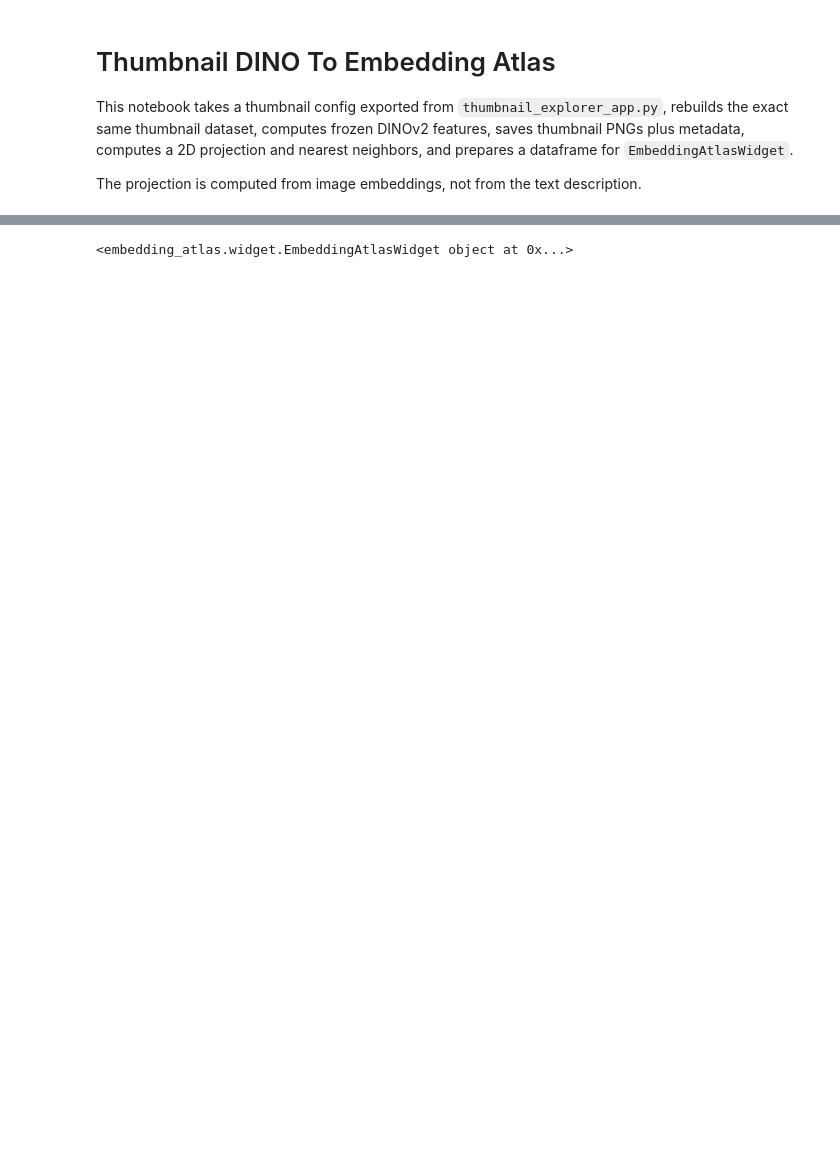
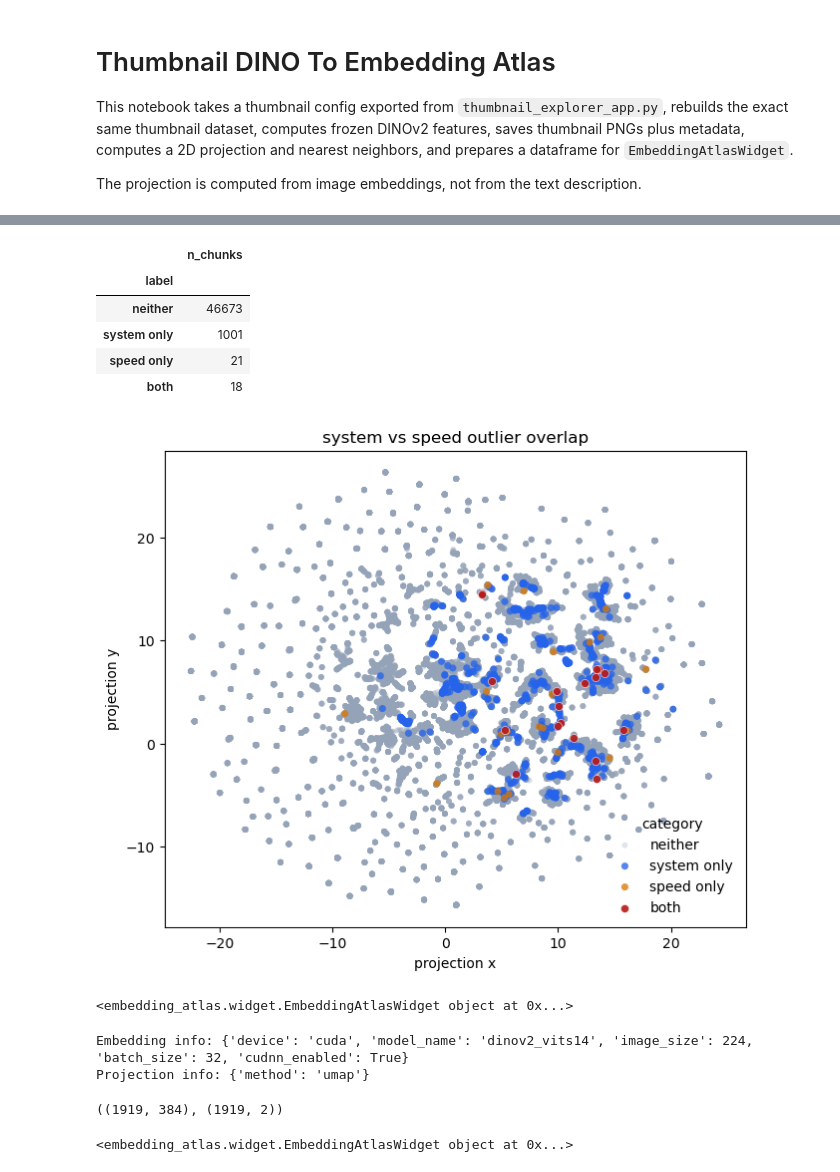
Before and after one commit to justinkay/movebench, a Jupyter notebook: notebooks/thumbnail_dino_atlas.ipynb, the cells around one changed output, grey strips where cells are left out. Cells and saved outputs as stored; diff of their text form; code cells hidden in the pictures; blank space fills up the shorter version.

```diff
--- a/notebooks/thumbnail_dino_atlas.ipynb
+++ b/notebooks/thumbnail_dino_atlas.ipynb
@@ -139,3 +355,26 @@ atlas_df[['thumbnail_id', 'individual_id', 'split', 'overlap_state', 'projection
+# %%
+atlas_df = atlas_df.copy()
+atlas_df['system_speed_category'] = system_speed_category(atlas_df)
+combined_counts = (
+    atlas_df['system_speed_category']
+    .value_counts()
+    .reindex(['neither', 'system only', 'speed only', 'both'], fill_value=0)
+    .rename_axis('label')
+    .to_frame('n_chunks')
+)
+display(combined_counts)
+
+fig, ax = plt.subplots(figsize=(6.5, 5.5), constrained_layout=True)
+plot_system_speed_comparison(atlas_df, ax=ax)
+plt.show()
+# %% [output]
+|  | n_chunks |
+| label |  |
+| neither | 46673 |
+| system only | 1001 |
+| speed only | 21 |
+| both | 18 |
+[figure, added]
 # %%
 from embedding_atlas.widget import EmbeddingAtlasWidget
 
@@ -151,0 +393,27 @@ widget
+# %%
+## Fake embeddings to sanity check the pipeline:
+fake_embeddings, fake_embedding_info = compute_thumbnail_embeddings(fake_build,#build.images,
+                                                          embedding_config=EMBEDDING_CONFIG)
+fake_projection, fake_projection_info, fake_projection_warnings = project_embeddings(
+    fake_embeddings,
+    projection_config=PROJECTION_CONFIG,
+    cache_root=run_dir / '.cache',
+)
+fake_neighbor_idx, fake_neighbor_dist = compute_neighbors(fake_embeddings)
+fake_neighbors = serialize_neighbors(
+    fake_neighbor_idx,
+    fake_metadata['thumbnail_id'].astype(str).tolist(),
+    neighbor_distances=fake_neighbor_dist,
+)
+
+print('Embedding info:', fake_embedding_info)
+print('Projection info:', fake_projection_info)
+if fake_projection_warnings:
+    print('Projection warnings:')
+    for warning in fake_projection_warnings:
+        print('-', warning)
+fake_embeddings.shape, fake_projection.shape
+# %% [output]
+Embedding info: {'device': 'cuda', 'model_name': 'dinov2_vits14', 'image_size': 224, 'batch_size': 32, 'cudnn_enabled': True}
+Projection info: {'method': 'umap'}
+((1919, 384), (1919, 2))
@@ -151,0 +428,11 @@ widget
+# %%
+widget = EmbeddingAtlasWidget(
+    fake_atlas_df,
+    text='description',
+    x='projection_x',
+    y='projection_y',
+    neighbors='neighbors',
+)
+widget
+# %% [output]
+<embedding_atlas.widget.EmbeddingAtlasWidget object at 0x...>
```
Also changed, not shown: parts of 18 cells of this notebook, 9 other files.
